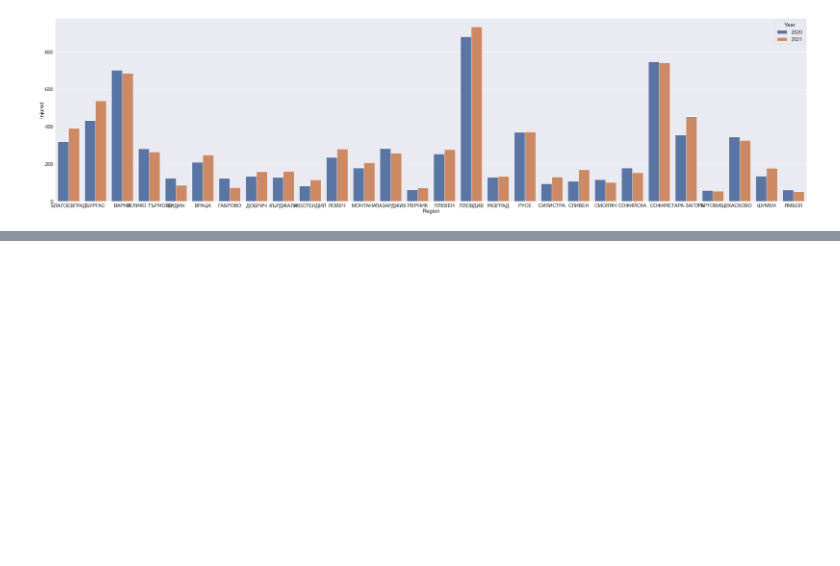
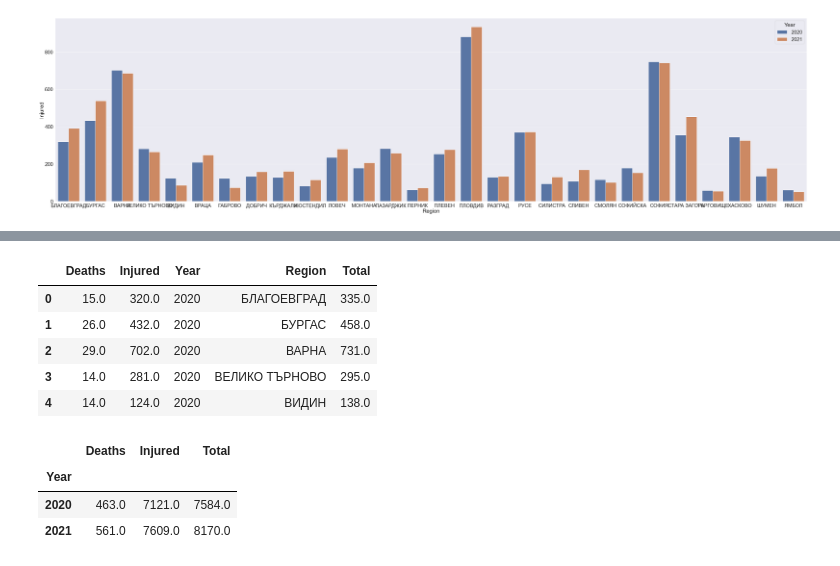
Before and after one commit to KamenDamov/Bulgaria-Accidents, a Jupyter notebook: EDA_and_hypotest.ipynb, the cells around one changed output, grey strips where cells are left out. Cells and saved outputs as stored; diff of their text form; code cells hidden in the pictures; blank space fills up the shorter version.

```diff
--- a/EDA_and_hypotest.ipynb
+++ b/EDA_and_hypotest.ipynb
@@ -410,0 +502,16 @@ for col in cols:
+# %%
+for_viz.head()
+# %% [output]
+|  | Deaths | Injured | Year | Region | Total |
+| 0 | 15.0 | 320.0 | 2020 | БЛАГОЕВГРАД | 335.0 |
+| 1 | 26.0 | 432.0 | 2020 | БУРГАС | 458.0 |
+| 2 | 29.0 | 702.0 | 2020 | ВАРНА | 731.0 |
+| 3 | 14.0 | 281.0 | 2020 | ВЕЛИКО ТЪРНОВО | 295.0 |
+| 4 | 14.0 | 124.0 | 2020 | ВИДИН | 138.0 |
+# %%
+for_viz.groupby('Year').sum()
+# %% [output]
+|  | Deaths | Injured | Total |
+| Year |  |  |  |
+| 2020 | 463.0 | 7121.0 | 7584.0 |
+| 2021 | 561.0 | 7609.0 | 8170.0 |
```
Also changed, not shown: parts of 8 cells of this notebook.
